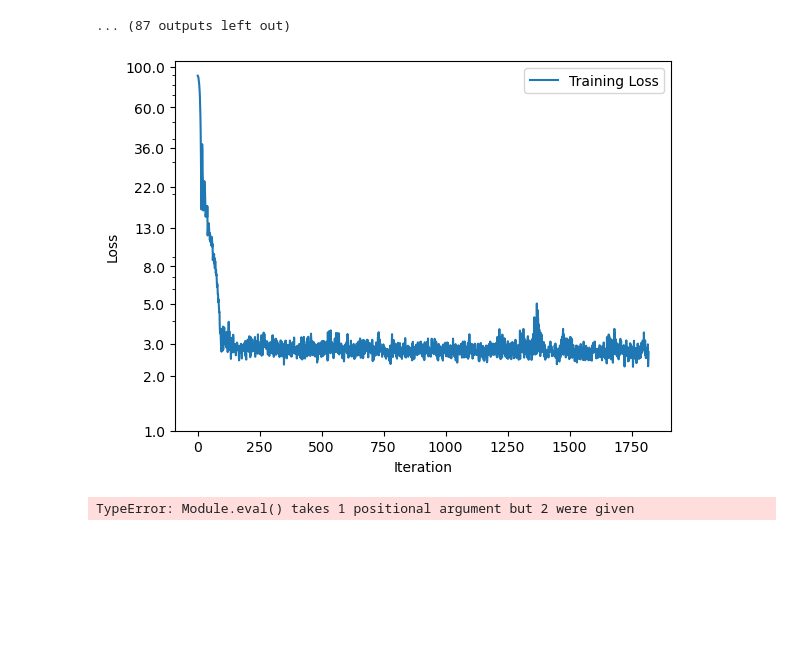
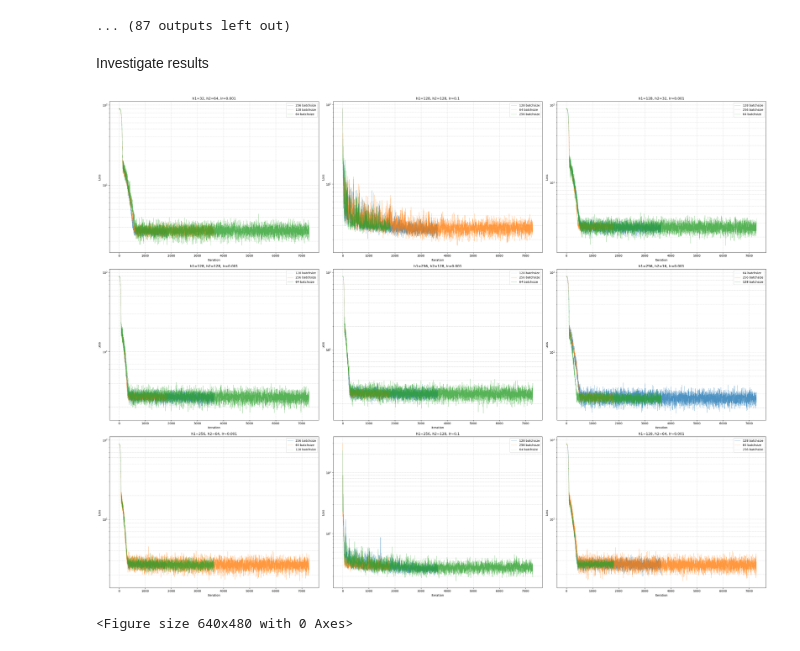
Before and after one commit to SebastianSeljak/PIC16B_Econ, a Jupyter notebook: model.ipynb, the cells around one changed output. Drawn from its saved outputs; the diff is of its cells as text; code cells hidden in the pictures; blank space fills up the shorter version.

Commit message:
More tweaks to model

```diff
--- a/model.ipynb
+++ b/model.ipynb
@@ -231,7 +231,7 @@ class SurvivalRateModel(nn.Module):
         optimizer.step()
         return loss.item()
 
-    def train_loop(self, dataloader, num_epochs=100, learning_rate=0.01, device = "cpu"):
+    def train_loop(self, dataloader, num_epochs=100, learning_rate=0.01, device = "cpu", suppress=False):
         self.to(device)
         criterion = nn.L1Loss()
         loss_cache = []
@@ -244,7 +244,8 @@ class SurvivalRateModel(nn.Module):
                 loss = self.train_step(x, y, criterion, optimizer)
                 loss_cache.append(loss)
                 total_loss += loss
-            print(f'Epoch [{epoch+1}/{num_epochs}], Loss: {total_loss/len(dataloader):.4f}')
+            if not suppress:
+                print(f'Epoch [{epoch+1}/{num_epochs}], Loss: {total_loss/len(dataloader):.4f}')
         return loss_cache
     def evaluate(self, dataloader, device="cpu"):
         self.to(device)
@@ -298,7 +299,7 @@ Epoch [11/20], Loss: 2.7766
 Epoch [12/20], Loss: 2.8106
 ... (8 outputs left out)
 # %%
-predicted, actual = Model.evaluate(test_dataloader, device="cpu")
+predicted, actual = model.evaluate(test_dataloader, device="cpu")
 print(f"Evaluation loss: {np.mean(abs(predicted - actual)):1.4f}")
 # %% [output]
 Evaluation loss: 2.5933
@@ -339,17 +338,61 @@ Epoch [5/10], Loss: 3.4149
 Epoch [6/10], Loss: 3.2094
 Epoch [7/10], Loss: 3.1075
 ... (87 outputs left out)
-# %%
-import matplotlib.pyplot as plt
-plt.semilogy(loss_data, label="Training Loss")
-plt.xlabel("Iteration")
-plt.ylabel("Loss")
-plt.yticks(ticks=np.round(np.logspace(0,2, num=10)), labels=np.round(np.logspace(0,2, num=10)))
-plt.legend()
-plt.show()
-# %% [output]
-[figure, removed]
-# %%
-Model.eval(test_dataloader)
-# %% [output]
-TypeError: Module.eval() takes 1 positional argument but 2 were given
+# %% [markdown]
+Investigate results
+# %%
+params_and_losses = list(results.items())
+params_and_losses.sort(key=lambda x: x[1][0])
+top_params = [params for params, _ in params_and_losses]
+top_losses = [loss for _, (loss, _) in params_and_losses]
+print(top_params[:10])
+print(top_losses[:10])
+# %%
+import numpy as np
+
+import matplotlib.pyplot as plt
+
+# Create a figure that's large enough to see all plots
+plt.figure(figsize=(32, 24))
+
+# Group the hyperparameter combinations (excluding epochs)
+grouped_params = {}
+for params, (loss, loss_data) in params_and_losses:
+    # Extract all parameters except epochs (which is the last one)
+    key = params[:-2]  # (h1, h2, lr, bs)
+
+    # If this combination hasn't been seen before, create a new entry
+    if key not in grouped_params:
+        grouped_params[key] = []
+
+    # Add (batchsize, loss, loss_data) to this combination
+    if params[-1] == 20:  # Only take the last epoch
+        grouped_params[key].append((params[-2], loss, loss_data))
+
+# Sort the groups by minimum loss
+sorted_groups = sorted(grouped_params.items(),
+                       key=lambda x: min(item[1] for item in x[1]))
+
+# Take the top 9 best combinations to avoid overcrowding the plot
+top_n = min(9, len(sorted_groups))
+best_groups = sorted_groups[:top_n]
+
+# Create subplots for the best combinations
+for i, ((h1, h2, lr), epoch_data) in enumerate(best_groups):
+    plt.subplot(3, 3, i+1)
+
+    for bs, loss, loss_curve in epoch_data:
+        plt.semilogy(loss_curve, label=f"{bs} batchsize", linewidth=0.4, alpha=0.8)
+
+    plt.title(f"h1={h1}, h2={h2}, lr={lr}")
+    plt.xlabel("Iteration")
+    plt.ylabel("Loss")
+    plt.legend()
+    plt.grid(True, which="both", ls="--", alpha=0.5)
+
+plt.tight_layout()
+plt.show()
+plt.savefig("hyperparameter_search.png")
+# %% [output]
+[figure, added]
+<Figure size 640x480 with 0 Axes>
```
Also changed, not shown: parts of 5 cells of this notebook, 1 other file.
